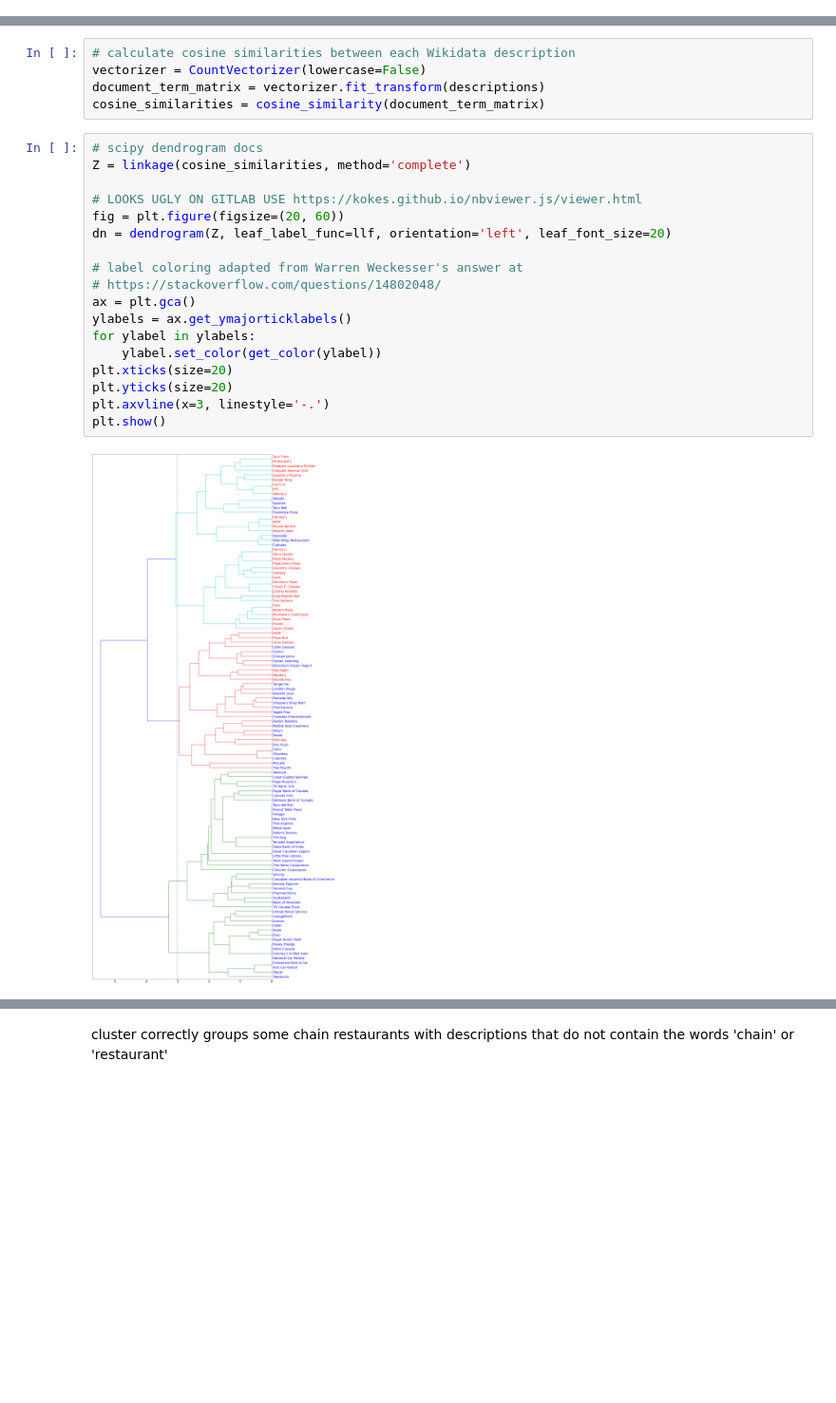
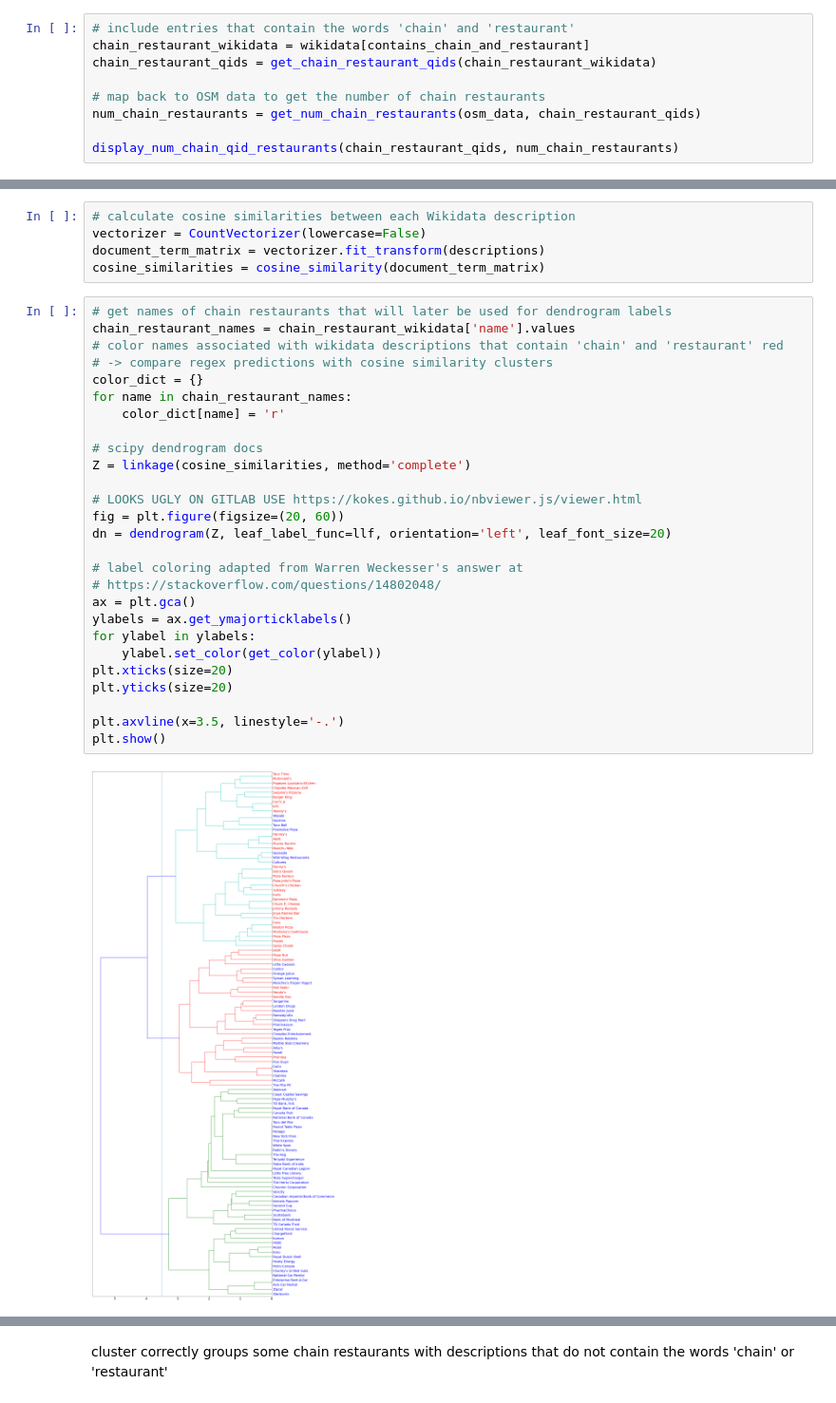
Before and after one commit to ys-lin14/cmpt-353-project, a Jupyter notebook: identify_chain_restaurants.ipynb, the cells around one changed output, grey strips where cells are left out. Shown: that part at 95% size. Saved outputs shown, nothing was run; the diff lists cells and outputs as text; blank space fills up the shorter version.

Commit message:
create functions to extract and display chain restaurant qids along with the number of chain restaurants

```diff
--- a/identify_chain_restaurants.ipynb
+++ b/identify_chain_restaurants.ipynb
@@ -78,0 +81,9 @@ Number of Chain Restaurants: 691
+# %%
+# include entries that contain the words 'chain' and 'restaurant'
+chain_restaurant_wikidata = wikidata[contains_chain_and_restaurant]
+chain_restaurant_qids = get_chain_restaurant_qids(chain_restaurant_wikidata)
+
+# map back to OSM data to get the number of chain restaurants
+num_chain_restaurants = get_num_chain_restaurants(osm_data, chain_restaurant_qids)
+
+display_num_chain_qid_restaurants(chain_restaurant_qids, num_chain_restaurants)
@@ -90,23 +100,32 @@ vectorizer = CountVectorizer(lowercase=False)
 document_term_matrix = vectorizer.fit_transform(descriptions)
 cosine_similarities = cosine_similarity(document_term_matrix)
 # %%
+# get names of chain restaurants that will later be used for dendrogram labels
+chain_restaurant_names = chain_restaurant_wikidata['name'].values
+# color names associated with wikidata descriptions that contain 'chain' and 'restaurant' red
+# -> compare regex predictions with cosine similarity clusters
+color_dict = {}
+for name in chain_restaurant_names:
+    color_dict[name] = 'r'
+
 # scipy dendrogram docs
 Z = linkage(cosine_similarities, method='complete')
 
 # LOOKS UGLY ON GITLAB USE https://kokes.github.io/nbviewer.js/viewer.html
 fig = plt.figure(figsize=(20, 60))
 dn = dendrogram(Z, leaf_label_func=llf, orientation='left', leaf_font_size=20)
 
 # label coloring adapted from Warren Weckesser's answer at
 # https://stackoverflow.com/questions/14802048/
 ax = plt.gca()
 ylabels = ax.get_ymajorticklabels()
 for ylabel in ylabels:
     ylabel.set_color(get_color(ylabel))
 plt.xticks(size=20)
 plt.yticks(size=20)
-plt.axvline(x=3, linestyle='-.')
+
+plt.axvline(x=3.5, linestyle='-.')
 plt.show()
 # %% [output]
-[figure, old version]
+[figure, new version]
 # %%
```
Also changed, not shown: parts of 16 cells of this notebook.
